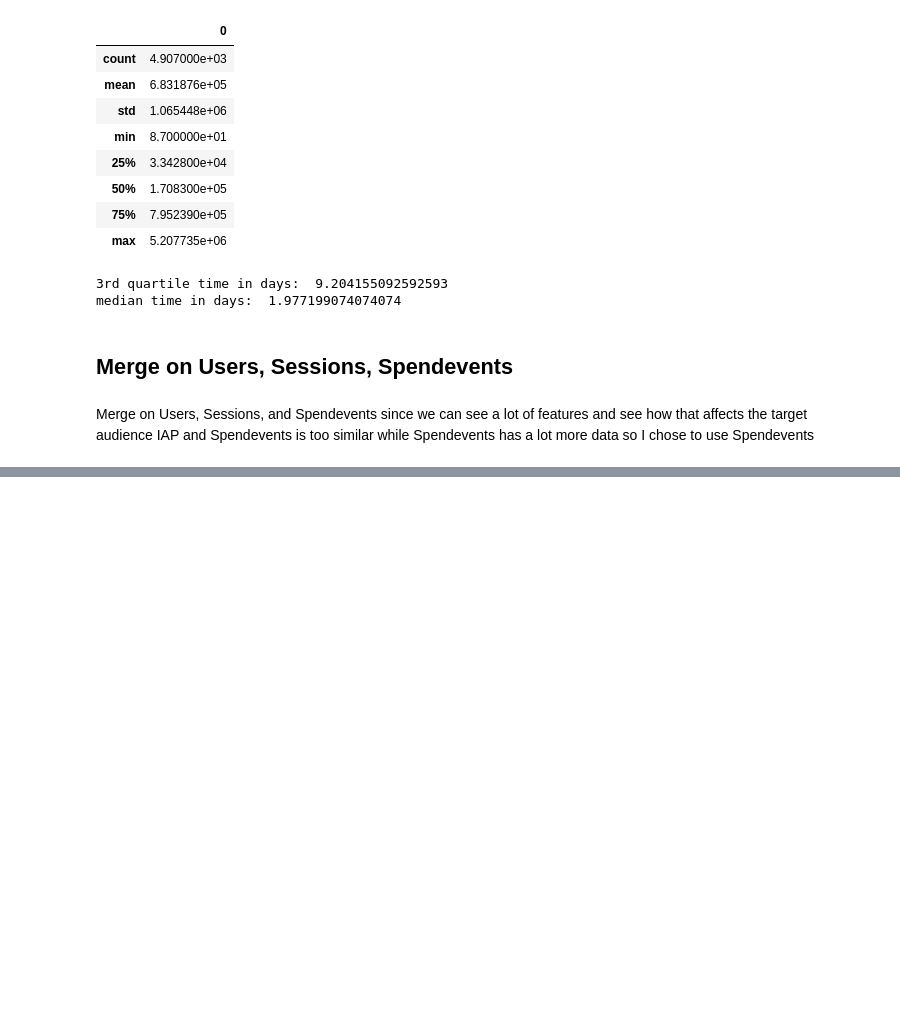
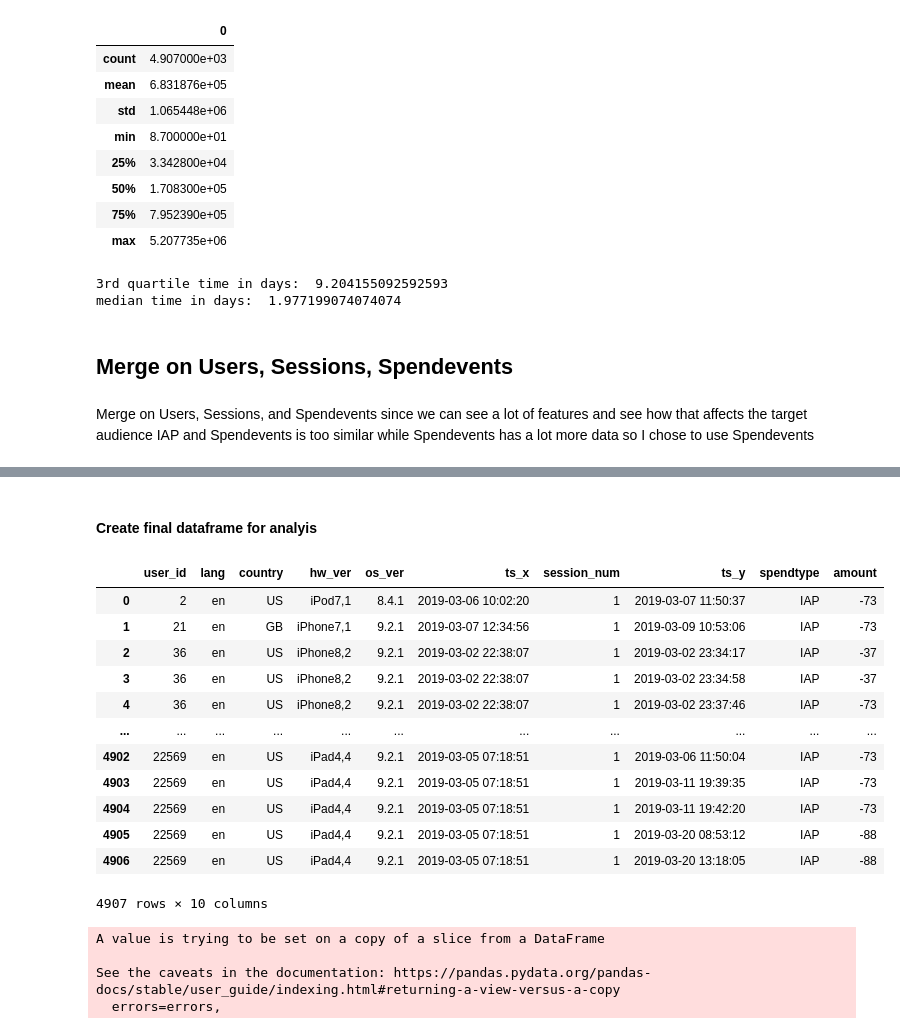
Before and after one commit to ericyeonpark/pg_data_exploratory_analysis, a Jupyter notebook: data_exploration_Eric_Park.ipynb, the cells around one changed output, grey strips where cells are left out. Drawn from its saved outputs; the diff is of its cells as text; code cells hidden in the pictures; blank space fills up the shorter version.

```diff
--- a/data_exploration_Eric_Park.ipynb
+++ b/data_exploration_Eric_Park.ipynb
@@ -558,0 +646,40 @@ users_sess_spend
+# %% [markdown]
+#### Create final dataframe for analyis
+# %%
+# filter on spendtypes that give revenue to Pocket Gems
+session_num_filter = users_sess_spend_rev['session_num'] == 1
+users_sess_spend_final = users_sess_spend_rev[session_num_filter]
+
+# # reset index for iteration
+users_sess_spend_final.reset_index(drop=True, inplace=True)
+
+users_sess_spend_final
+# %% [output]
+|  | user_id | lang | country | hw_ver | os_ver | ts_x | session_num | ts_y | spendtype | amount |
+| 0 | 2 | en | US | iPod7,1 | 8.4.1 | 2019-03-06 10:02:20 | 1 | 2019-03-07 11:50:37 | IAP | -73 |
+| 1 | 21 | en | GB | iPhone7,1 | 9.2.1 | 2019-03-07 12:34:56 | 1 | 2019-03-09 10:53:06 | IAP | -73 |
+| 2 | 36 | en | US | iPhone8,2 | 9.2.1 | 2019-03-02 22:38:07 | 1 | 2019-03-02 23:34:17 | IAP | -37 |
+| 3 | 36 | en | US | iPhone8,2 | 9.2.1 | 2019-03-02 22:38:07 | 1 | 2019-03-02 23:34:58 | IAP | -37 |
+| 4 | 36 | en | US | iPhone8,2 | 9.2.1 | 2019-03-02 22:38:07 | 1 | 2019-03-02 23:37:46 | IAP | -73 |
+| ... | ... | ... | ... | ... | ... | ... | ... | ... | ... | ... |
+| 4902 | 22569 | en | US | iPad4,4 | 9.2.1 | 2019-03-05 07:18:51 | 1 | 2019-03-06 11:50:04 | IAP | -73 |
+| 4903 | 22569 | en | US | iPad4,4 | 9.2.1 | 2019-03-05 07:18:51 | 1 | 2019-03-11 19:39:35 | IAP | -73 |
+| 4904 | 22569 | en | US | iPad4,4 | 9.2.1 | 2019-03-05 07:18:51 | 1 | 2019-03-11 19:42:20 | IAP | -73 |
+| 4905 | 22569 | en | US | iPad4,4 | 9.2.1 | 2019-03-05 07:18:51 | 1 | 2019-03-20 08:53:12 | IAP | -88 |
+| 4906 | 22569 | en | US | iPad4,4 | 9.2.1 | 2019-03-05 07:18:51 | 1 | 2019-03-20 13:18:05 | IAP | -88 |
+4907 rows × 10 columns
+# %%
+# container to keep track of duplicate_id_arr
+user_id_arr = []
+
+# iterate over user_id to remove duplicates
+for i, value in enumerate(users_sess_spend_final['user_id']):
+    if value not in user_id_arr:
+        user_id_arr.append(value)
+    else:
+        users_sess_spend_final.drop([i], inplace=True)
+# %% [output]
+A value is trying to be set on a copy of a slice from a DataFrame
+
+See the caveats in the documentation: https://pandas.pydata.org/pandas-docs/stable/user_guide/indexing.html#returning-a-view-versus-a-copy
+  errors=errors,
```
Also changed, not shown: parts of 12 cells of this notebook.
